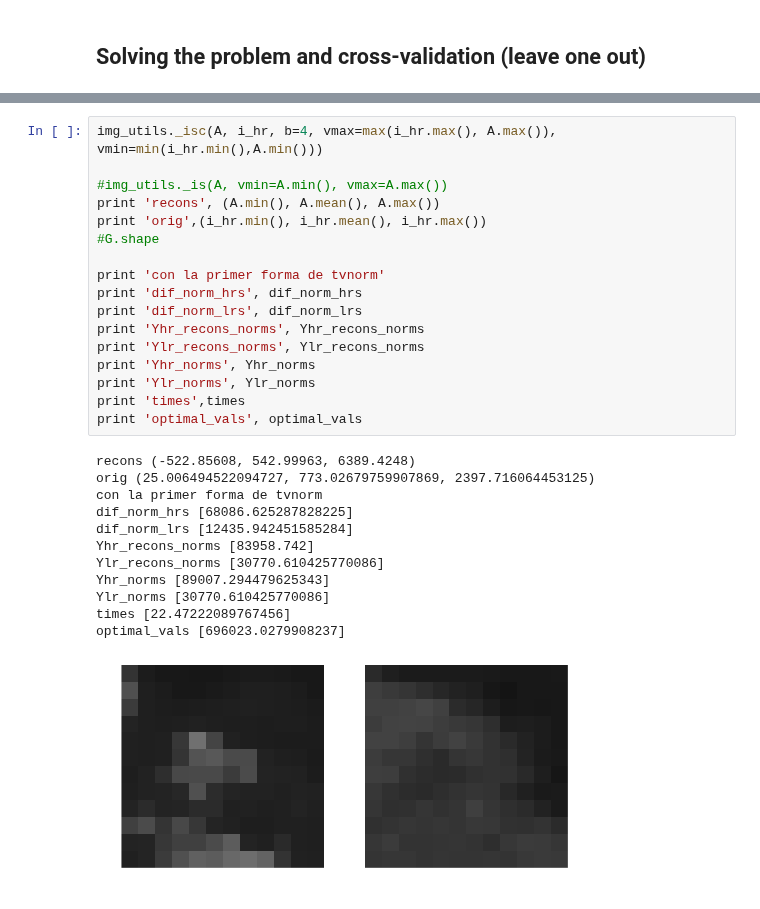
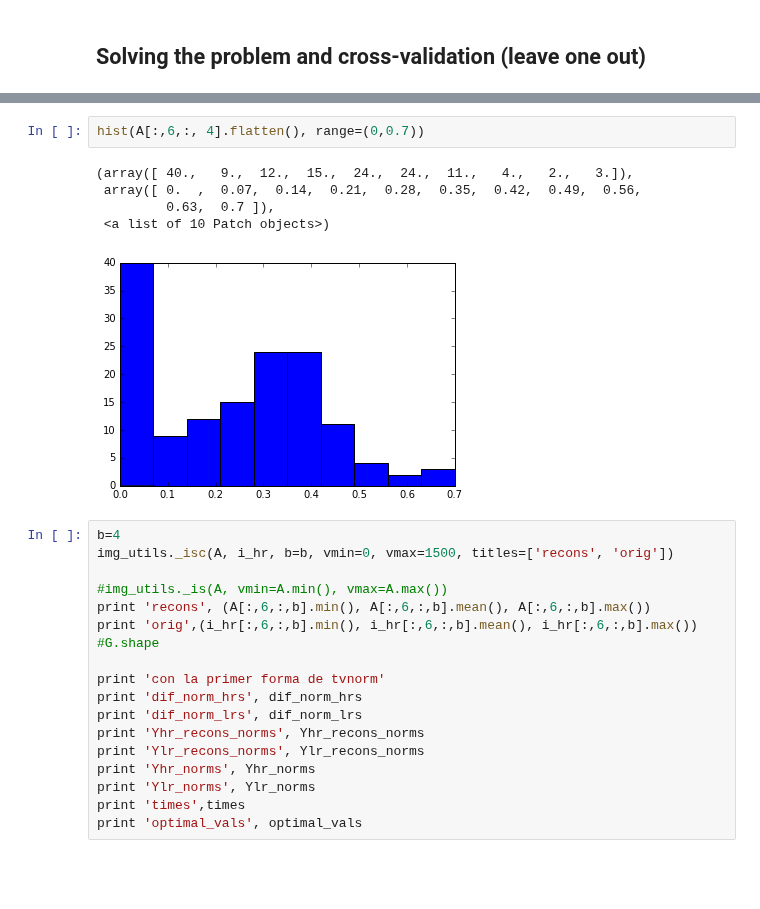
Before and after one commit to egomezsumma/iqt, a Jupyter notebook: Experimento 5 (mapl).ipynb, the cells around one changed output, grey strips where cells are left out. Cells and saved outputs as stored; diff of their text form; blank space fills up the shorter version.

```diff
--- a/Experimento 5 (mapl).ipynb
+++ b/Experimento 5 (mapl).ipynb
@@ -424,9 +409,18 @@ img_utils._is(A, b=0, vmax=A.max(), vmin=A.min())
+# %%
+hist(A[:,6,:, 4].flatten(), range=(0,0.7))
+# %% [output]
+(array([ 40.,   9.,  12.,  15.,  24.,  24.,  11.,   4.,   2.,   3.]),
+ array([ 0.  ,  0.07,  0.14,  0.21,  0.28,  0.35,  0.42,  0.49,  0.56,
+         0.63,  0.7 ]),
+ <a list of 10 Patch objects>)
+[figure, added]
 # %%
-img_utils._isc(A, i_hr, b=4, vmax=max(i_hr.max(), A.max()), vmin=min(i_hr.min(),A.min()))
+b=4
+img_utils._isc(A, i_hr, b=b, vmin=0, vmax=1500, titles=['recons', 'orig'])
 
 #img_utils._is(A, vmin=A.min(), vmax=A.max())
-print 'recons', (A.min(), A.mean(), A.max())
-print 'orig',(i_hr.min(), i_hr.mean(), i_hr.max())
+print 'recons', (A[:,6,:,b].min(), A[:,6,:,b].mean(), A[:,6,:,b].max())
+print 'orig',(i_hr[:,6,:,b].min(), i_hr[:,6,:,b].mean(), i_hr[:,6,:,b].max())
 #G.shape
 
 print 'con la primer forma de tvnorm'
@@ -438,16 +432,3 @@ print 'Yhr_norms', Yhr_norms
 print 'Ylr_norms', Ylr_norms
 print 'times',times
 print 'optimal_vals', optimal_vals
-# %% [output]
-recons (-522.85608, 542.99963, 6389.4248)
-orig (25.006494522094727, 773.02679759907869, 2397.716064453125)
-con la primer forma de tvnorm
-dif_norm_hrs [68086.625287828225]
-dif_norm_lrs [12435.942451585284]
-Yhr_recons_norms [83958.742]
-Ylr_recons_norms [30770.610425770086]
-Yhr_norms [89007.294479625343]
-Ylr_norms [30770.610425770086]
-times [22.47222089767456]
-optimal_vals [696023.0279908237]
-[figure, removed]
```
Also changed, not shown: parts of 20 cells of this notebook, 7 other files.
